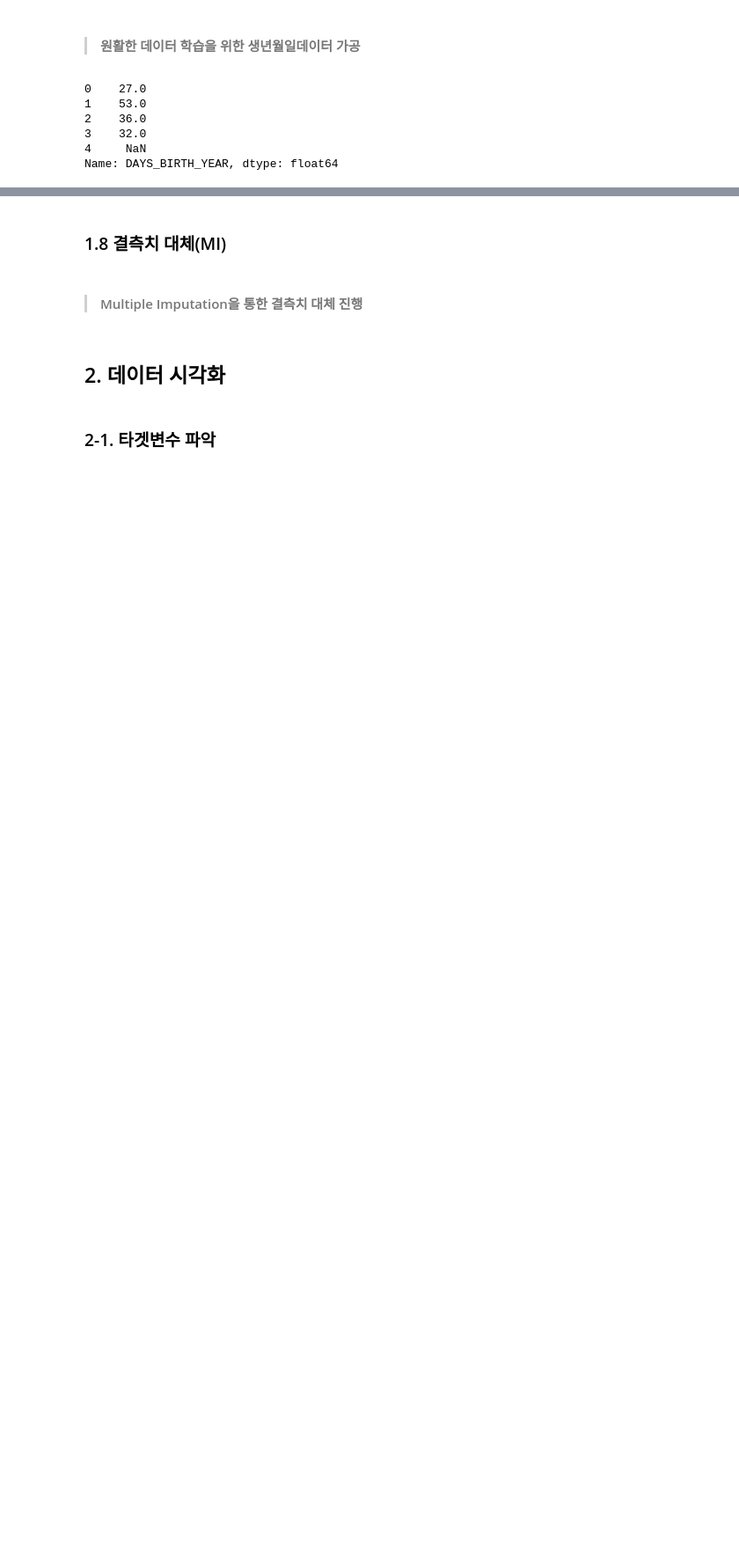
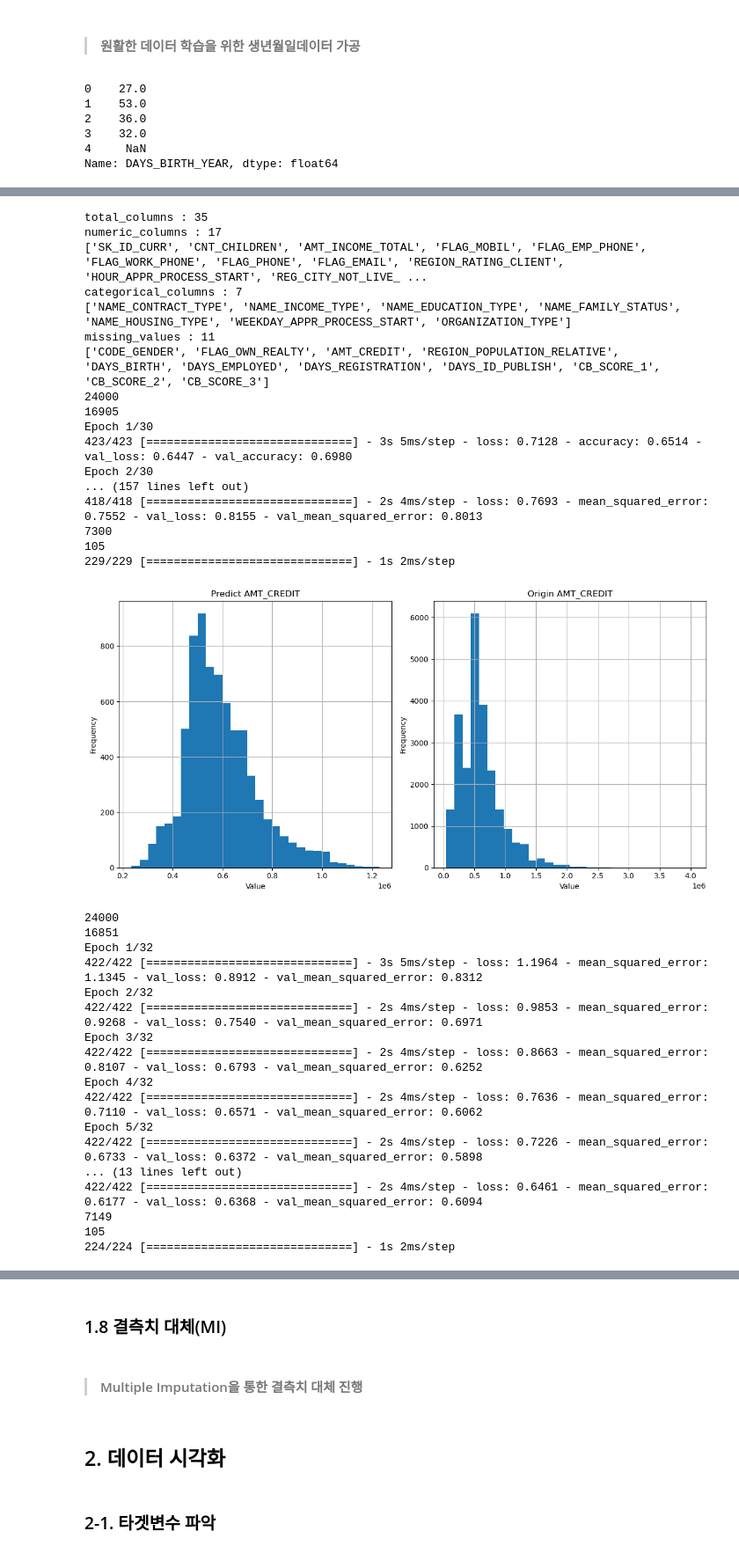
Before and after one commit to yellowlemontea/JB_DS2, a Jupyter notebook: notebook_csl.ipynb, the cells around one changed output, grey strips where cells are left out. Shown at 88% size. Saved outputs shown, nothing was run; the diff lists cells and outputs as text; code cells hidden in the pictures; blank space fills up the shorter version.

```diff
--- a/notebook_csl.ipynb
+++ b/notebook_csl.ipynb
@@ -1187,0 +1041,56 @@ plt.show()
+# %%
+# 예측변수 미사용
+# 예측변수를 사용하는 것이 유리하다는 결론
+
+numeric_columns,categorical_columns,missing_values = columns_classification(data)
+FILLED_DATA2 = data.copy()
+result =fill_categorical(data, numeric_columns, categorical_columns, target_col_val='CODE_GENDER' ,epochs_val=30, batch_size_val=32 )
+FILLED_DATA2['CODE_GENDER'] = result['CODE_GENDER']
+result = fill_categorical(data, numeric_columns, categorical_columns, target_col_val='FLAG_OWN_REALTY' ,epochs_val=30, batch_size_val=32 )
+FILLED_DATA2['FLAG_OWN_REALTY'] = result['FLAG_OWN_REALTY']
+
+numeric_columns,categorical_columns,missing_values = columns_classification(FILLED_DATA2)
+
+for i in range(len(missing_values)):
+    result =fill_numeric(data, numeric_columns, categorical_columns, target_col_val=missing_values[i] ,epochs_val=32, batch_size_val=32 )
+    FILLED_DATA2[missing_values[i]] = result[missing_values[i]]
+
+# 샘플로 확인
+# numeric_columns,categorical_columns,missing_values = columns_classification(data)
+# result =fill_numeric(data, numeric_columns, categorical_columns, target_col_val='CB_SCORE_1' ,epochs_val=32, batch_size_val=32 )
+# %% [output]
+total_columns : 35
+numeric_columns : 17
+['SK_ID_CURR', 'CNT_CHILDREN', 'AMT_INCOME_TOTAL', 'FLAG_MOBIL', 'FLAG_EMP_PHONE', 'FLAG_WORK_PHONE', 'FLAG_PHONE', 'FLAG_EMAIL', 'REGION_RATING_CLIENT', 'HOUR_APPR_PROCESS_START', 'REG_CITY_NOT_LIVE_ ...
+categorical_columns : 7
+['NAME_CONTRACT_TYPE', 'NAME_INCOME_TYPE', 'NAME_EDUCATION_TYPE', 'NAME_FAMILY_STATUS', 'NAME_HOUSING_TYPE', 'WEEKDAY_APPR_PROCESS_START', 'ORGANIZATION_TYPE']
+missing_values : 11
+['CODE_GENDER', 'FLAG_OWN_REALTY', 'AMT_CREDIT', 'REGION_POPULATION_RELATIVE', 'DAYS_BIRTH', 'DAYS_EMPLOYED', 'DAYS_REGISTRATION', 'DAYS_ID_PUBLISH', 'CB_SCORE_1', 'CB_SCORE_2', 'CB_SCORE_3']
+24000
+16905
+Epoch 1/30
+423/423 [==============================] - 3s 5ms/step - loss: 0.7128 - accuracy: 0.6514 - val_loss: 0.6447 - val_accuracy: 0.6980
+Epoch 2/30
+... (157 lines left out)
+418/418 [==============================] - 2s 4ms/step - loss: 0.7693 - mean_squared_error: 0.7552 - val_loss: 0.8155 - val_mean_squared_error: 0.8013
+7300
+105
+229/229 [==============================] - 1s 2ms/step
+[figure, added]
+24000
+16851
+Epoch 1/32
+422/422 [==============================] - 3s 5ms/step - loss: 1.1964 - mean_squared_error: 1.1345 - val_loss: 0.8912 - val_mean_squared_error: 0.8312
+Epoch 2/32
+422/422 [==============================] - 2s 4ms/step - loss: 0.9853 - mean_squared_error: 0.9268 - val_loss: 0.7540 - val_mean_squared_error: 0.6971
+Epoch 3/32
+422/422 [==============================] - 2s 4ms/step - loss: 0.8663 - mean_squared_error: 0.8107 - val_loss: 0.6793 - val_mean_squared_error: 0.6252
+Epoch 4/32
+422/422 [==============================] - 2s 4ms/step - loss: 0.7636 - mean_squared_error: 0.7110 - val_loss: 0.6571 - val_mean_squared_error: 0.6062
+Epoch 5/32
+422/422 [==============================] - 2s 4ms/step - loss: 0.7226 - mean_squared_error: 0.6733 - val_loss: 0.6372 - val_mean_squared_error: 0.5898
+... (13 lines left out)
+422/422 [==============================] - 2s 4ms/step - loss: 0.6461 - mean_squared_error: 0.6177 - val_loss: 0.6368 - val_mean_squared_error: 0.6094
+7149
+105
+224/224 [==============================] - 1s 2ms/step
```
Also changed, not shown: parts of 82 cells of this notebook.
